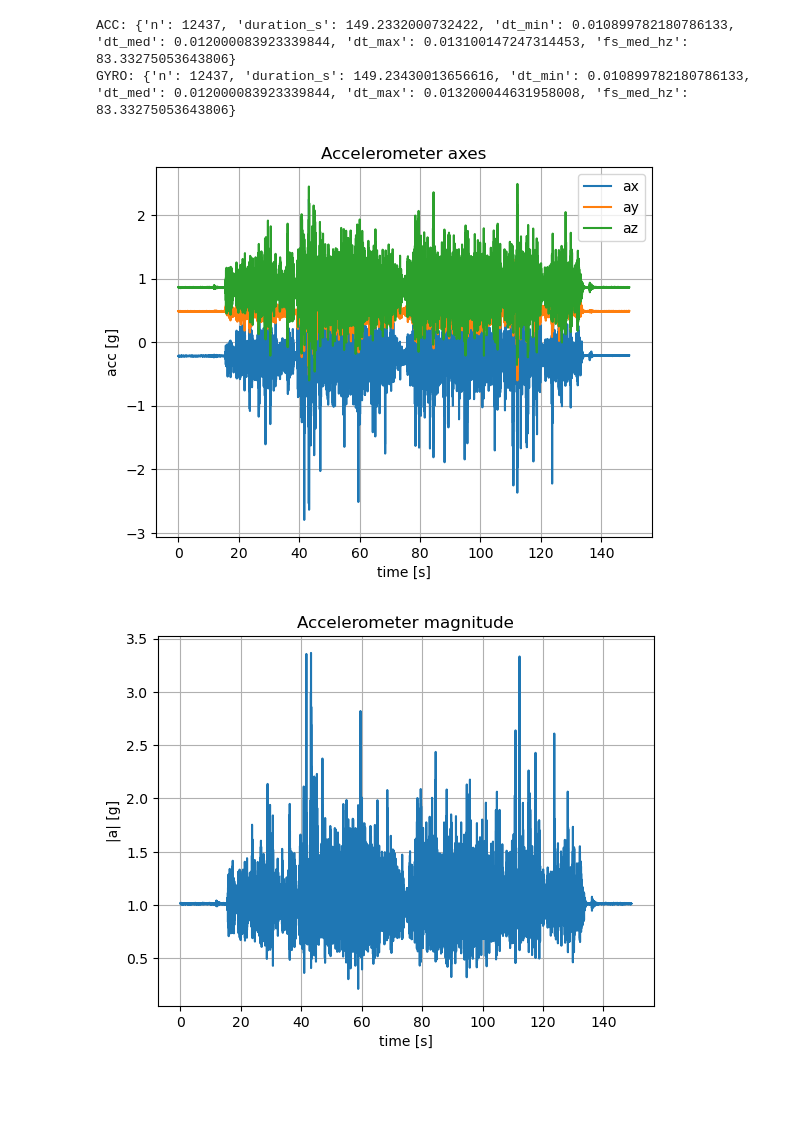
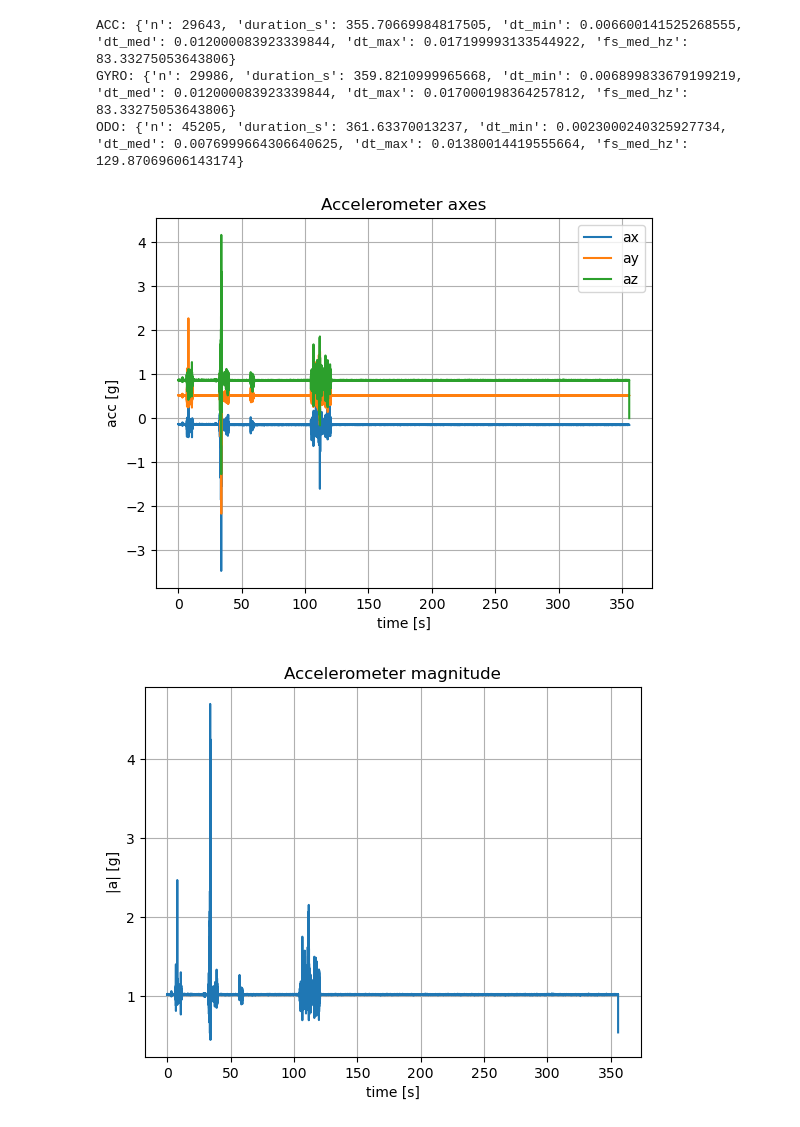
Before and after one commit to Pratyush2012/BSC_Thesis_intrinsic_sensor_analysis, a Jupyter notebook: notebooks/01_qc.ipynb, the cells around one changed output. Saved outputs shown, nothing was run; the diff lists cells and outputs as text; code cells hidden in the pictures; blank space fills up the shorter version.

Commit message:
adding odometry data

```diff
--- a/notebooks/01_qc.ipynb
+++ b/notebooks/01_qc.ipynb
@@ -8,21 +8,25 @@ import matplotlib.pyplot as plt
 PROJECT_ROOT = Path.cwd().parent
 DATA_DIR = PROJECT_ROOT / "data"
 
-ACC_PATH  = DATA_DIR / "raw" / "test_1" / "log_t0_acc_1_test.txt"
-GYRO_PATH = DATA_DIR / "raw" / "test_1" / "log_t0_gyro_1_test.txt"
+
+ACC_PATH  = DATA_DIR / "raw" / "test/log_20260209_125910.654" / "log_t0_acc_1.txt"
+GYRO_PATH = DATA_DIR / "raw" / "test/log_20260209_125910.654" / "log_t0_gyro_1.txt"
+ODO_PATH  = DATA_DIR / "raw" / "test/log_20260209_125910.654" / "log_t0_encoder_velocity.txt"
 # %%
-def read_imu_log(path, cols):
+def read_log(path, cols, usecols=None):
     return pd.read_csv(
         path,
         comment="%",
         sep=r"\s+",
         header=None,
         names=cols,
+        usecols=usecols,
         engine="python"
     ).dropna().sort_values(cols[0]).drop_duplicates(cols[0])
 
-acc  = read_imu_log(ACC_PATH,  ["t","ax","ay","az"])
-gyro = read_imu_log(GYRO_PATH, ["t","gx","gy","gz"])
-acc.head(), gyro.head()
+acc  = read_log(ACC_PATH,  ["t","ax","ay","az"])
+gyro = read_log(GYRO_PATH, ["t","gx","gy","gz"])
+odo = read_log(ODO_PATH, ["t","v1", "v2"], usecols=[0,1,2])
+acc.head(), gyro.head(), odo.head()
 # %% [output]
 (              t      ax      ay      az
@@ -40,8 +50,9 @@ acc.head(), gyro.head()
 # %%
-t0 = min(acc["t"].iloc[0], gyro["t"].iloc[0])
+t0 = min(acc["t"].iloc[0], gyro["t"].iloc[0], odo["t"].iloc[0])
 acc["t_rel"]  = acc["t"]  - t0
 gyro["t_rel"] = gyro["t"] - t0
+odo["t_rel"]  = odo["t"]  - t0
 
-acc.head(), gyro.head()
+acc.head(), gyro.head(), odo.head()
 # %% [output]
 (              t      ax      ay      az   t_rel
@@ -70,9 +87,11 @@ def qc(df, tcol="t"):
 
 print("ACC:", qc(acc))
 print("GYRO:", qc(gyro))
+print("ODO:", qc(odo))
 # %% [output]
-ACC: {'n': 12437, 'duration_s': 149.2332000732422, 'dt_min': 0.010899782180786133, 'dt_med': 0.012000083923339844, 'dt_max': 0.013100147247314453, 'fs_med_hz': 83.33275053643806}
-GYRO: {'n': 12437, 'duration_s': 149.23430013656616, 'dt_min': 0.010899782180786133, 'dt_med': 0.012000083923339844, 'dt_max': 0.013200044631958008, 'fs_med_hz': 83.33275053643806}
+ACC: {'n': 29643, 'duration_s': 355.70669984817505, 'dt_min': 0.006600141525268555, 'dt_med': 0.012000083923339844, 'dt_max': 0.017199993133544922, 'fs_med_hz': 83.33275053643806}
+GYRO: {'n': 29986, 'duration_s': 359.8210999965668, 'dt_min': 0.006899833679199219, 'dt_med': 0.012000083923339844, 'dt_max': 0.017000198364257812, 'fs_med_hz': 83.33275053643806}
+ODO: {'n': 45205, 'duration_s': 361.63370013237, 'dt_min': 0.0023000240325927734, 'dt_med': 0.0076999664306640625, 'dt_max': 0.01380014419555664, 'fs_med_hz': 129.87069606143174}
 # %%
 def plot_imu_sanity(acc, gyro, tcol="t_rel"):
     # -------- ACC axes --------
@@ -92,32 +111,42 @@ def plot_imu_sanity(acc, gyro, tcol="t_rel"):
     plt.plot(acc[tcol], acc_mag)
     plt.xlabel("time [s]")
     plt.ylabel("|a| [g]")
     plt.title("Accelerometer magnitude")
     plt.grid(True)
 
     # -------- GYRO axes --------
     plt.figure()
     plt.plot(gyro[tcol], gyro["gx"], label="gx")
     plt.plot(gyro[tcol], gyro["gy"], label="gy")
     plt.plot(gyro[tcol], gyro["gz"], label="gz")
     plt.xlabel("time [s]")
     plt.ylabel("gyro [deg/s]")
     plt.title("Gyroscope axes")
     plt.legend()
     plt.grid(True)
 
     # -------- GYRO magnitude --------
     plt.figure()
     gyro_mag = np.sqrt(gyro["gx"]**2 + gyro["gy"]**2 + gyro["gz"]**2)
     plt.plot(gyro[tcol], gyro_mag)
     plt.xlabel("time [s]")
     plt.ylabel("|g| [deg/s]")
     plt.title("Gyroscope magnitude")
     plt.grid(True)
 
+    # -------- ODO axes --------
+    plt.figure()
+    plt.plot(odo[tcol], odo["v1"], label="v1")
+    plt.plot(odo[tcol], odo["v2"], label="v2")
+    plt.xlabel("time [s]")
+    plt.ylabel("velocity [m/s]")
+    plt.title("Odometry axes")
+    plt.legend()
+    plt.grid(True)
+
     plt.show()
 
 plot_imu_sanity(acc, gyro)
 # %% [output]
-[figure, old version]
+[figure, new version]
-[figure, old version]
+[figure, new version]
```
Also changed, not shown: parts of 3 cells of this notebook.
